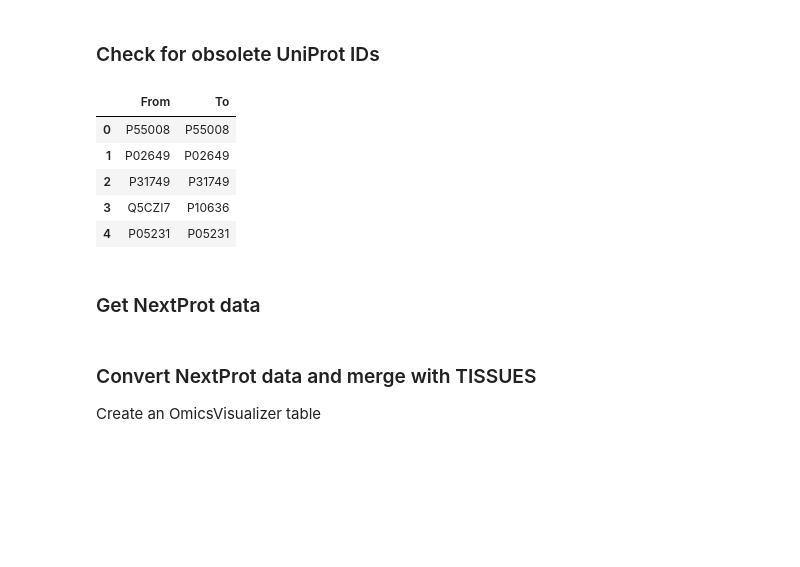
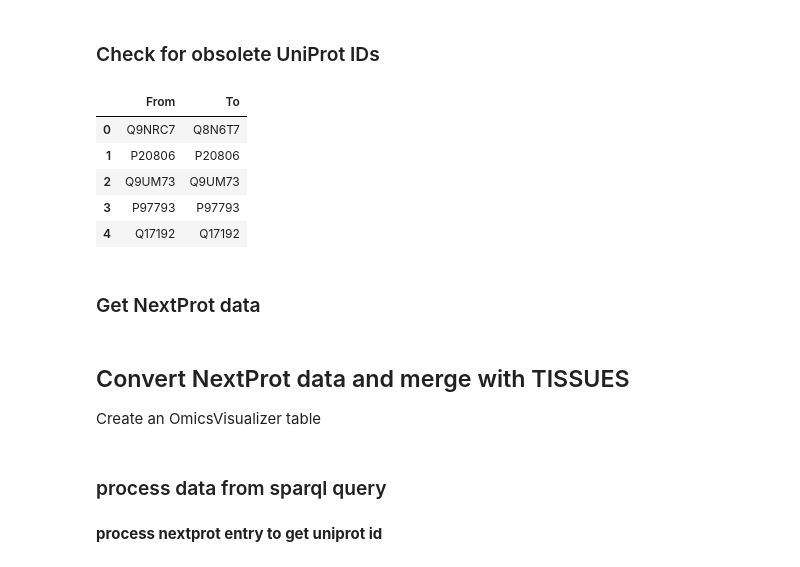
Before and after one commit to scaramonche/EuBIC2020_Cytoscape, a Jupyter notebook: cytoscape_tissues_nextprot.ipynb, the cells around one changed output. Drawn from its saved outputs; the diff is of its cells as text; code cells hidden in the pictures; blank space fills up the shorter version.

Commit message:
added nextprot and tissue data processing

```diff
--- a/cytoscape_tissues_nextprot.ipynb
+++ b/cytoscape_tissues_nextprot.ipynb
@@ -47,34 +47,36 @@ Image(fig.content)
 uniprotIDs=list(set(cytoscape.table.getTable(columns=['stringdb::canonical name'],table='node')['stringdb::canonical name']))
 # %%
 ## convert from STRING UniProt IDs to current IDs / check for obsolete IDs
-import urllib,urllib2
+import urllib.request, urllib.parse, urllib.error,urllib.request,urllib.error,urllib.parse
 url = "https://www.uniprot.org/uploadlists/"
 params = {
 "from":"ACC",
 "to":"ACC",
 "format":"tab",
-"query":' '.join(uniprotIDs)
+"query":"Q9NRC7 P20806 Q9UM73 P97793 Q17192"
 }
-data = urllib.urlencode(params)
-request = urllib2.Request(url, data)
+data = urllib.parse.urlencode(params).encode("utf-8")
+request = urllib.request.Request(url, data)
 contact = "" # Please set a contact email address here to help us debug in case of problems (see https://www.uniprot.org/help/privacy).
 request.add_header("User-Agent", "Python %s" % contact)
-response = urllib2.urlopen(request)
-page = response.read(200000)
+response = urllib.request.urlopen(request)
+# page = response.read(200000)
 # %%
-from io import StringIO
-StringData = StringIO(unicode(page))
-uniprot_mapping = pd.read_csv(StringData, sep ="\t")
+# from io import StringIO
+# StringData = StringIO(unicode(page))
+uniprot_mapping = pd.read_csv(response, sep ="\t")
 uniprot_mapping.head()
 # %% [output]
 |  | From | To |
-| 0 | P55008 | P55008 |
-| 1 | P02649 | P02649 |
-| 2 | P31749 | P31749 |
-| 3 | Q5CZI7 | P10636 |
-| 4 | P05231 | P05231 |
+| 0 | Q9NRC7 | Q8N6T7 |
+| 1 | P20806 | P20806 |
+| 2 | Q9UM73 | Q9UM73 |
+| 3 | P97793 | P97793 |
+| 4 | Q17192 | Q17192 |
 # %% [markdown]
 ### Get NextProt data
 # %% [markdown]
-### Convert NextProt data and merge with TISSUES
+## Convert NextProt data and merge with TISSUES
 Create an OmicsVisualizer table
+# %% [markdown]
+### process data from sparql query
@@ -80,0 +93,2 @@ Create an OmicsVisualizer table
+# %% [markdown]
+**process nextprot entry to get uniprot id**
```
Also changed, not shown: parts of 18 cells of this notebook.
